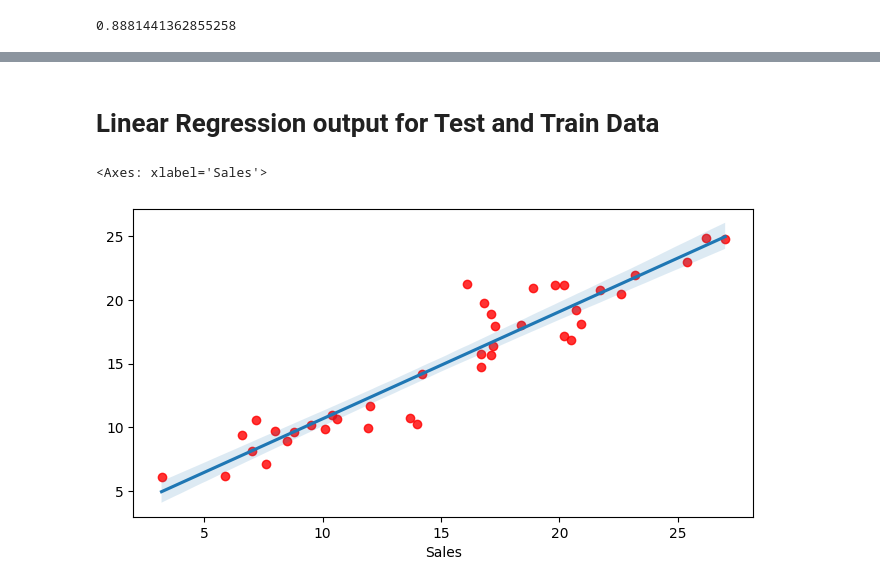
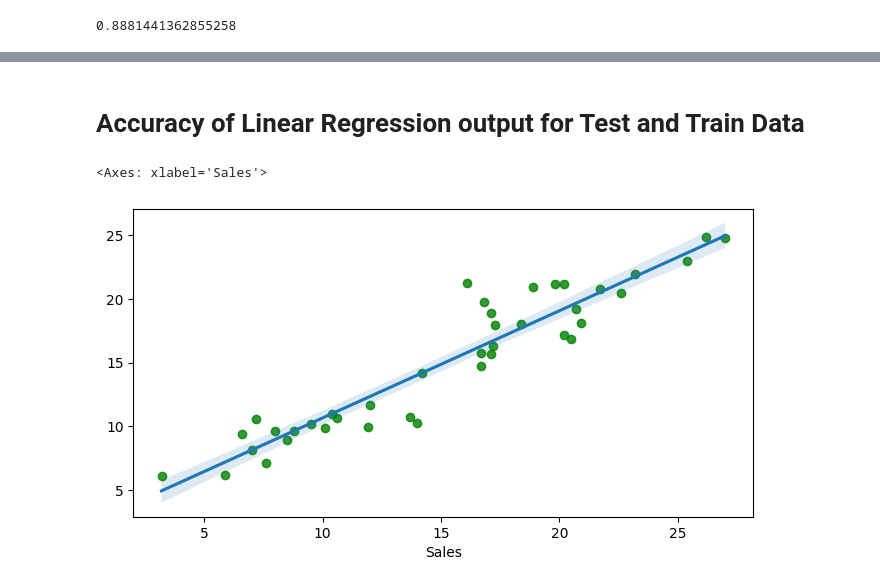
Before and after one commit to Ashu-sarkar/CodSoft, a Jupyter notebook: sales_prediction.ipynb, the cells around one changed output, grey strips where cells are left out. Saved outputs shown, nothing was run; the diff lists cells and outputs as text; code cells hidden in the pictures.

```diff
--- a/sales_prediction.ipynb
+++ b/sales_prediction.ipynb
@@ -187,10 +187,10 @@ array([[21.2848138 ],
        [11.69673326],
        [15.67982848]])
 # %% [markdown]
-# Linear Regression output for Test and Train Data
+# Accuracy of Linear Regression output for Test and Train Data
 # %%
 plt.figure(figsize=(8,4))
-sns.regplot(x=Y_test, y=Y_pred, scatter_kws ={'color':'red'})
+sns.regplot(x=Y_test, y=Y_pred, scatter_kws={'color': 'green'})
 # %% [output]
 <Axes: xlabel='Sales'>
-[figure, old version]
+[figure, new version]
```
Also changed, not shown: parts of 1 cell of this notebook.
